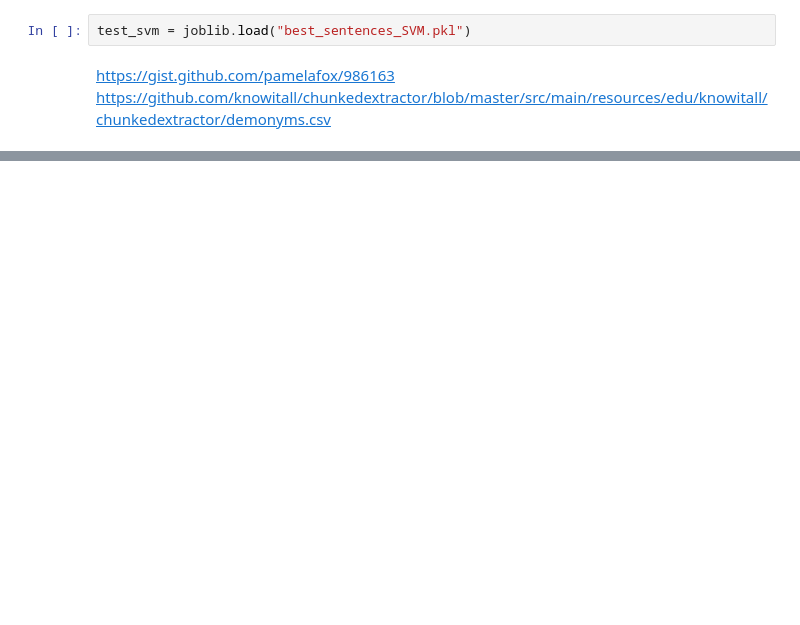
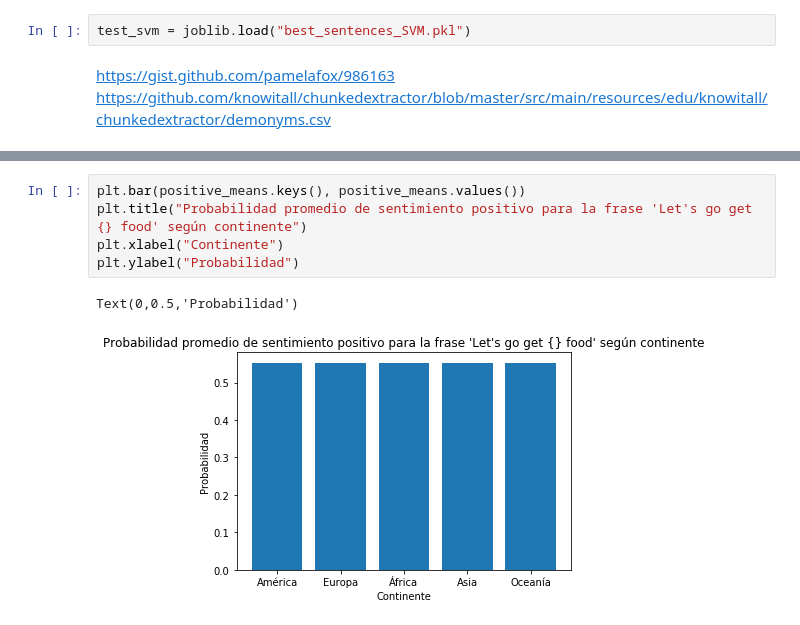
Before and after one commit to diflores/sentiment-analysis-assignment, a Jupyter notebook: Tarea 2.ipynb, the cells around one changed output, grey strips where cells are left out. Saved outputs shown, nothing was run; the diff lists cells and outputs as text; blank space fills up the shorter version.

```diff
--- a/Tarea 2.ipynb
+++ b/Tarea 2.ipynb
@@ -515,0 +614,8 @@ positive_means = {k: v[1] for k, v in continents_mean.items()}
+# %%
+plt.bar(positive_means.keys(), positive_means.values())
+plt.title("Probabilidad promedio de sentimiento positivo para la frase 'Let's go get {} food' según continente")
+plt.xlabel("Continente")
+plt.ylabel("Probabilidad")
+# %% [output]
+Text(0,0.5,'Probabilidad')
+[figure, added]
```
Also changed, not shown: parts of 32 cells of this notebook.
